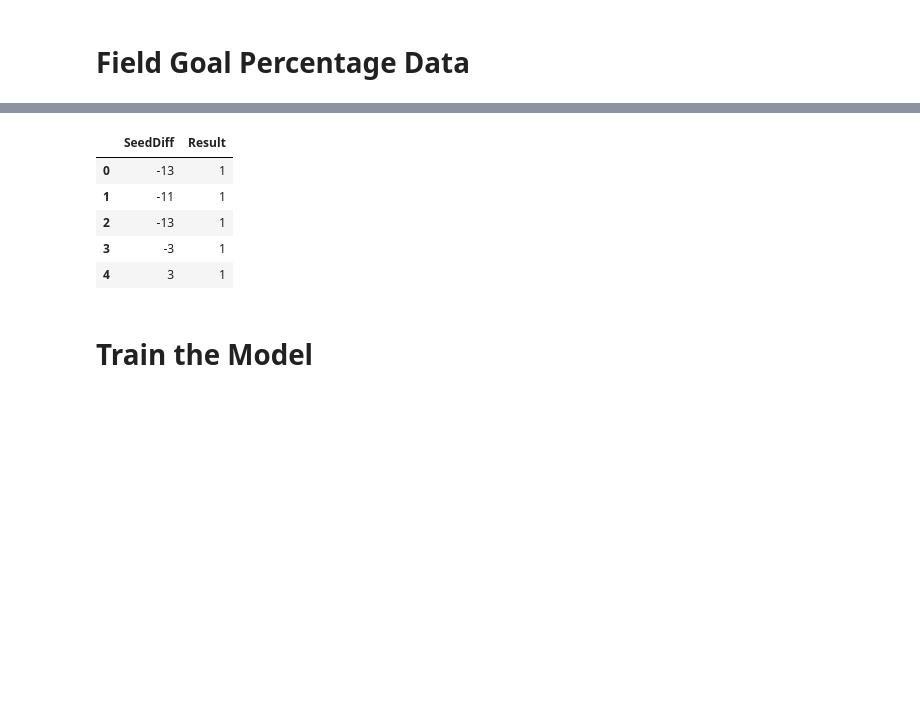
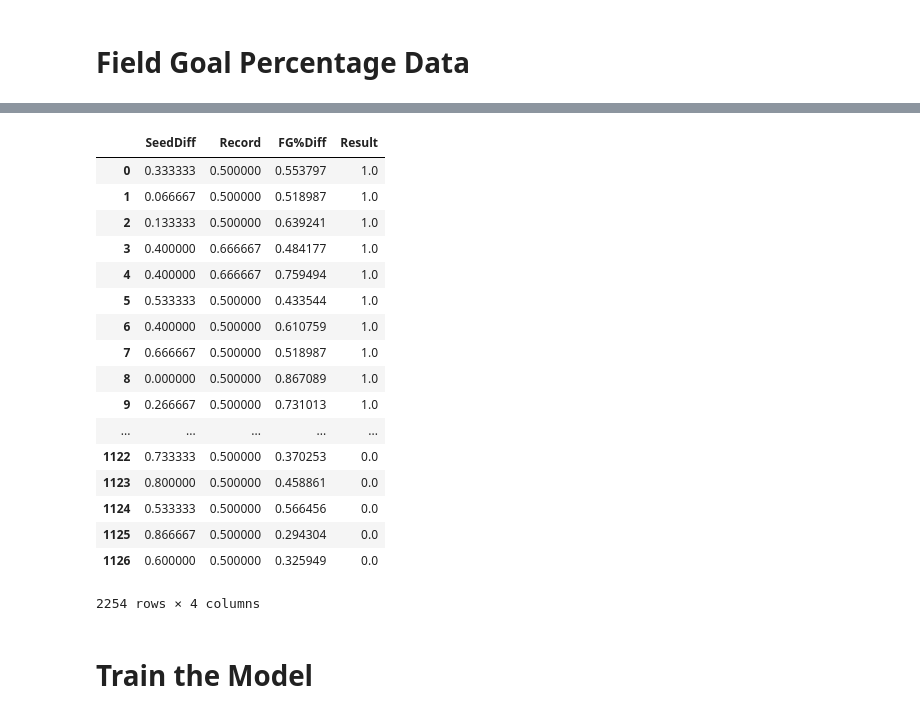
Before and after one commit to timdmacdo/kaggle, a Jupyter notebook: WBB/create_training_data.ipynb, the cells around one changed output, grey strips where cells are left out. Saved outputs shown, nothing was run; the diff lists cells and outputs as text; code cells hidden in the pictures; blank space fills up the shorter version.

```diff
--- a/WBB/create_training_data.ipynb
+++ b/WBB/create_training_data.ipynb
@@ -162,7 +174,8 @@ df_concat.head()
 # %% [markdown]
 # Field Goal Percentage Data
 # %%
-df_field_goal.drop(labels=['Team', 'Kaggle Name'], inplace=True, axis=1)
+df_field_goal.drop(labels=['Team', 'Kaggle Name', 'Ranking'], inplace=True, axis=1)
+df_field_goal.drop(df_field_goal[df_field_goal.Season > 2017].index, inplace=True)
 df_field_goal['FG Percentage'] = df_field_goal['FG Percentage'] / 100
 df_field_goal['Kaggle TeamID'] = df_field_goal['Kaggle TeamID'].astype(int)
 df_field_goal.head()
@@ -177,6 +191,8 @@ df_win_fg = df_field_goal.rename(columns={'Kaggle TeamID':'WTeamID', 'FG Percent
 df_win_fg.head()
 df_lose_fg = df_field_goal.rename(columns={'Kaggle TeamID':'LTeamID', 'FG Percentage':'LFGP'})
 df_concat = pd.merge(left=df_concat, right=df_win_fg, how='inner', on=['Season', 'WTeamID'])
-#df_concat = pd.merge(left=df_concat, right=df_lose_fg, how='right', on=['Season', 'LTeamID'])
+df_concat = pd.merge(left=df_concat, right=df_lose_fg, how='inner', on=['Season', 'LTeamID'])
+df_concat['FG%Diff'] = df_concat.WFGP - df_concat.LFGP
+df_concat.drop(labels=['WFGP', 'LFGP'], inplace=True, axis=1)
 df_concat
 # %% [output]
@@ -192,21 +217,36 @@ df_concat
 # %%
 # Now we'll create a dataframe that summarizes wins & losses along with
 # their corresponding seed differences. This is the meat of what we'll be creating our model on.
 df_wins = pd.DataFrame()
-df_wins['SeedDiff'] = df_concat['SeedDiff']
+df_wins = df_concat.drop(labels=['Season', 'WTeamID', 'LTeamID', 'WLoc'], axis=1)
 df_wins['Result'] = 1
 
 df_losses = pd.DataFrame()
 df_losses['SeedDiff'] = -df_concat['SeedDiff']
+df_losses['Record'] = -df_concat['Record']
+df_losses['FG%Diff'] = -df_concat['FG%Diff']
 df_losses['Result'] = 0
 
 df_predictions = pd.concat((df_wins, df_losses))
-df_predictions.head()
+df_predictions = (df_predictions - df_predictions.min()) / (df_predictions.max() - df_predictions.min())
+df_predictions
 # %% [output]
-|  | SeedDiff | Result |
-| 0 | -13 | 1 |
-| 1 | -11 | 1 |
-| 2 | -13 | 1 |
-| 3 | -3 | 1 |
-| 4 | 3 | 1 |
+|  | SeedDiff | Record | FG%Diff | Result |
+| 0 | 0.333333 | 0.500000 | 0.553797 | 1.0 |
+| 1 | 0.066667 | 0.500000 | 0.518987 | 1.0 |
+| 2 | 0.133333 | 0.500000 | 0.639241 | 1.0 |
+| 3 | 0.400000 | 0.666667 | 0.484177 | 1.0 |
+| 4 | 0.400000 | 0.666667 | 0.759494 | 1.0 |
+| 5 | 0.533333 | 0.500000 | 0.433544 | 1.0 |
+| 6 | 0.400000 | 0.500000 | 0.610759 | 1.0 |
+| 7 | 0.666667 | 0.500000 | 0.518987 | 1.0 |
+| 8 | 0.000000 | 0.500000 | 0.867089 | 1.0 |
+| 9 | 0.266667 | 0.500000 | 0.731013 | 1.0 |
+| ... | ... | ... | ... | ... |
+| 1122 | 0.733333 | 0.500000 | 0.370253 | 0.0 |
+| 1123 | 0.800000 | 0.500000 | 0.458861 | 0.0 |
+| 1124 | 0.533333 | 0.500000 | 0.566456 | 0.0 |
+| 1125 | 0.866667 | 0.500000 | 0.294304 | 0.0 |
+| 1126 | 0.600000 | 0.500000 | 0.325949 | 0.0 |
+2254 rows × 4 columns
 # %%
```
Also changed, not shown: parts of 10 cells of this notebook.
